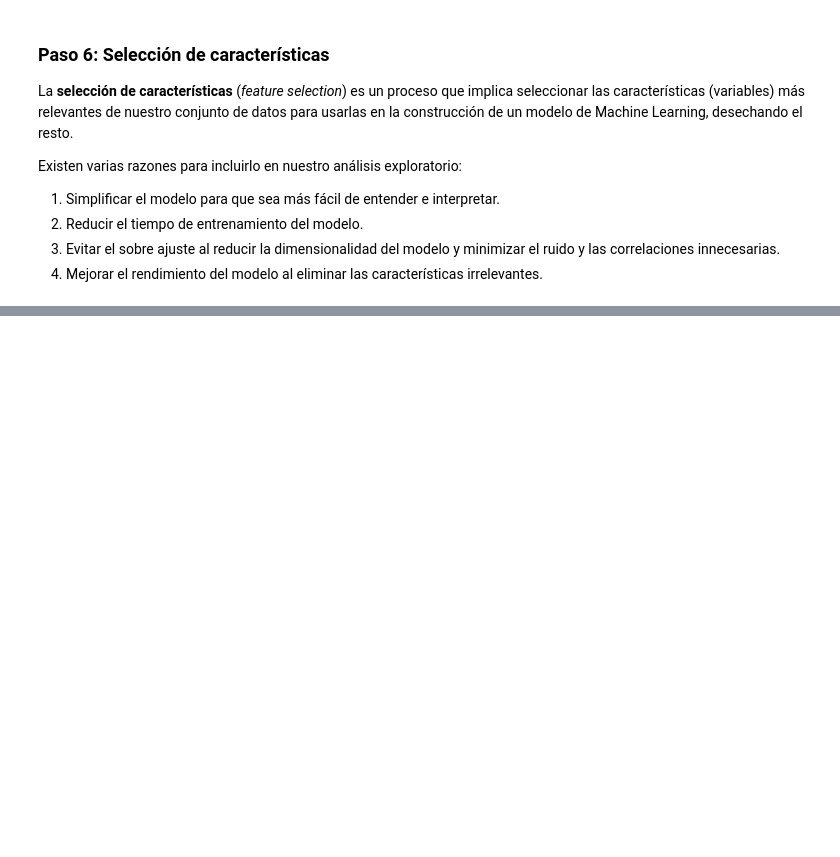
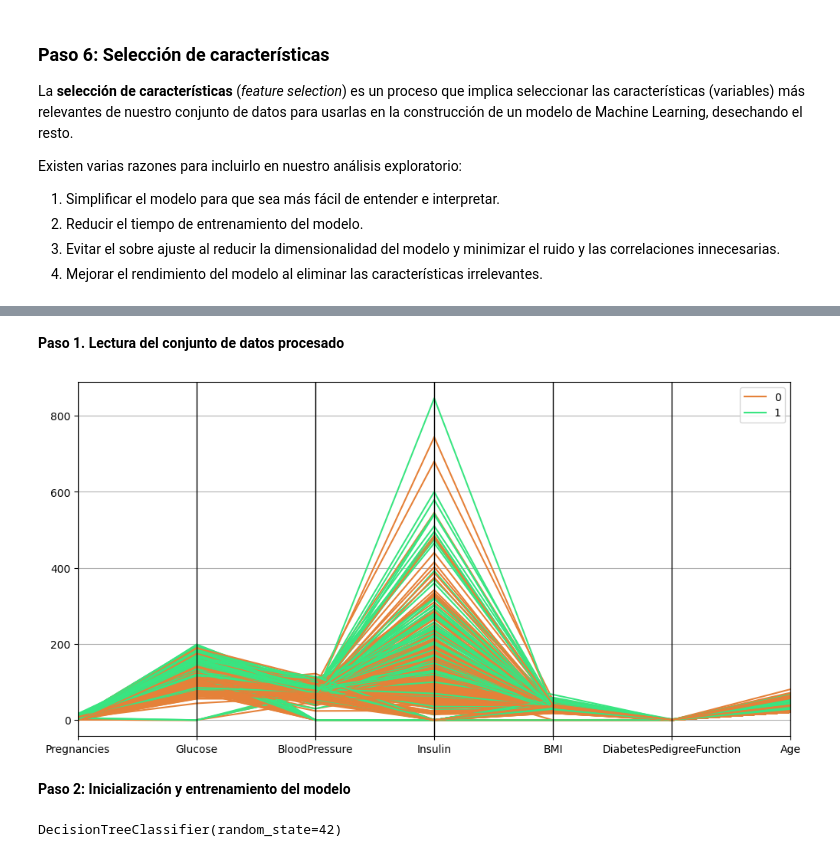
Before and after one commit to 4GeeksAcademy/machine-learning-python-template5-JohnnyXavierReyesBorbor, a Jupyter notebook: src/EDA.ipynb, the cells around one changed output, grey strips where cells are left out. Cells and saved outputs as stored; diff of their text form; code cells hidden in the pictures; blank space fills up the shorter version.

```diff
--- a/src/EDA.ipynb
+++ b/src/EDA.ipynb
@@ -416,0 +305,4 @@ X_train_sel.head()
+# %%
+train_data = pd.read_csv("/workspaces/machine-learning-python-template5-JohnnyXavierReyesBorbor/data/processed/clean_train.csv")
+test_data = pd.read_csv("/workspaces/machine-learning-python-template5-JohnnyXavierReyesBorbor/data/processed/clean_test.csv")
+train_data.head()
@@ -416,0 +316,16 @@ X_train_sel.head()
+# %% [markdown]
+**Paso 1. Lectura del conjunto de datos procesado**
+# %%
+total_data = pd.concat([train_data, test_data])
+plt.figure(figsize=(12, 6))
+pd.plotting.parallel_coordinates(total_data, "Outcome", color = ("#E58139", "#39E581", "#8139E5"))
+plt.show()
+# %% [output]
+[figure, added]
+# %% [markdown]
+**Paso 2: Inicialización y entrenamiento del modelo**
+# %%
+model = DecisionTreeClassifier(random_state = 42)
+model.fit(X_train, y_train)
+# %% [output]
+DecisionTreeClassifier(random_state=42)
```
Also changed, not shown: parts of 26 cells of this notebook, 24 other files.
